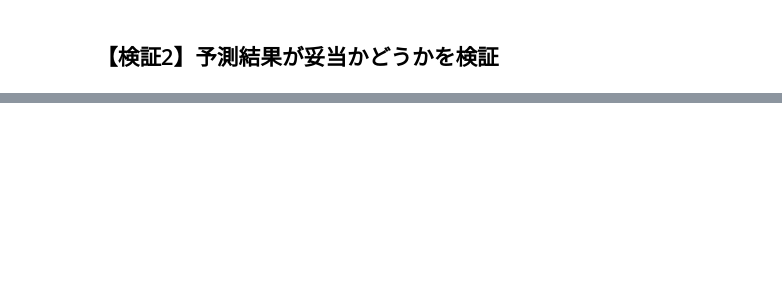
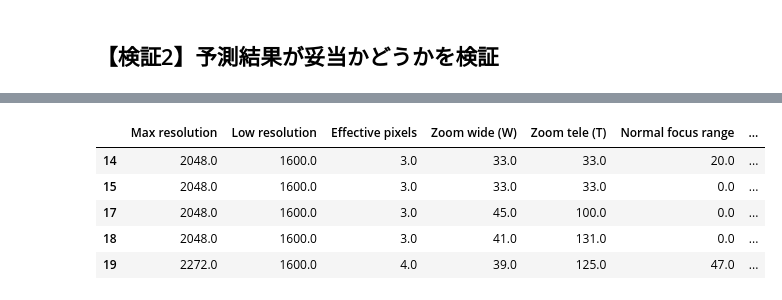
Before and after one commit to daring-board/clustering_practice, a Jupyter notebook: CameraDataClustering.ipynb, the cells around one changed output, grey strips where cells are left out. Saved outputs shown, nothing was run; the diff lists cells and outputs as text; code cells hidden in the pictures; blank space fills up the shorter version.

```diff
--- a/CameraDataClustering.ipynb
+++ b/CameraDataClustering.ipynb
@@ -149,0 +146,9 @@ To retain the current behavior and silence the warning, pass sort=False
+# %%
+ret_df[ret_df['label']==1].head()
+# %% [output]
+|  | Max resolution | Low resolution | Effective pixels | Zoom wide (W) | Zoom tele (T) | Normal focus range | ... |
+| 14 | 2048.0 | 1600.0 | 3.0 | 33.0 | 33.0 | 20.0 | ... |
+| 15 | 2048.0 | 1600.0 | 3.0 | 33.0 | 33.0 | 0.0 | ... |
+| 17 | 2048.0 | 1600.0 | 3.0 | 45.0 | 100.0 | 0.0 | ... |
+| 18 | 2048.0 | 1600.0 | 3.0 | 41.0 | 131.0 | 0.0 | ... |
+| 19 | 2272.0 | 1600.0 | 4.0 | 39.0 | 125.0 | 47.0 | ... |
```
Also changed, not shown: parts of 14 cells of this notebook, 8 other files.
